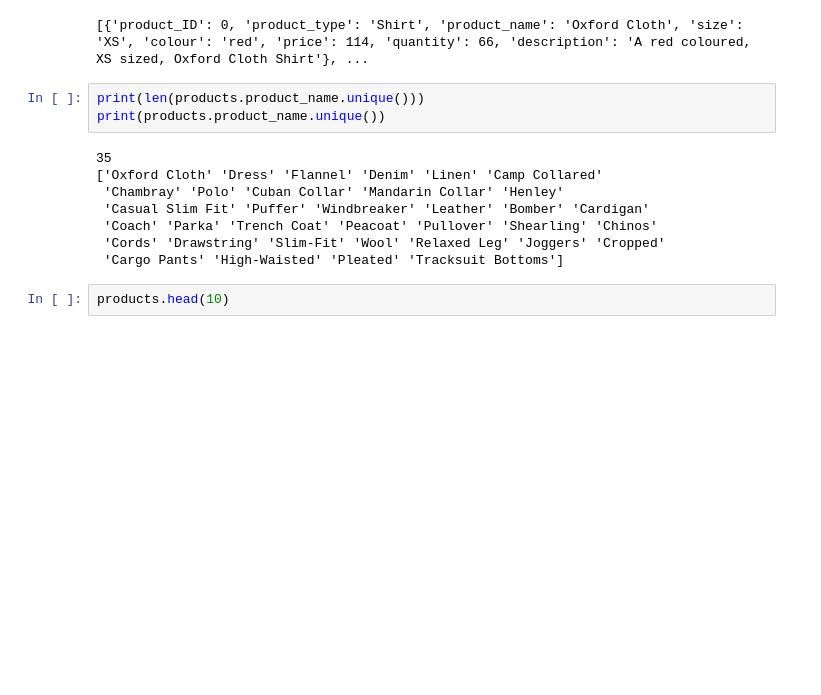
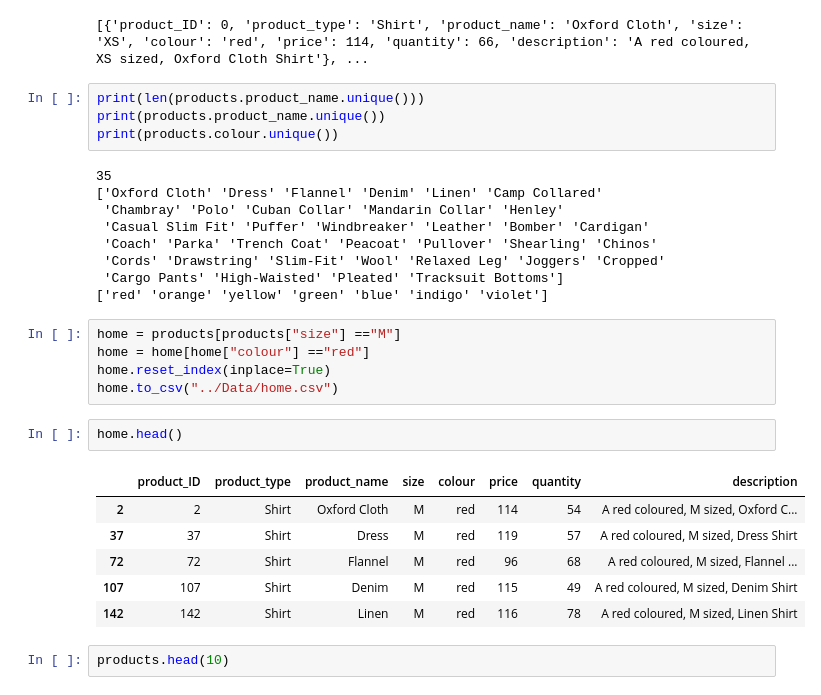
Before and after one commit to syed-hamza/product_recommendation, a Jupyter notebook: src/testing.ipynb, the cells around one changed output. Cells and saved outputs as stored; diff of their text form; blank space fills up the shorter version.

Commit message:
did products

```diff
--- a/src/testing.ipynb
+++ b/src/testing.ipynb
@@ -13,6 +13,7 @@ print(products.to_dict(orient='records'))
 # %%
 print(len(products.product_name.unique()))
 print(products.product_name.unique())
+print(products.colour.unique())
 # %% [output]
 35
 ['Oxford Cloth' 'Dress' 'Flannel' 'Denim' 'Linen' 'Camp Collared'
@@ -21,6 +22,21 @@ print(products.product_name.unique())
  'Coach' 'Parka' 'Trench Coat' 'Peacoat' 'Pullover' 'Shearling' 'Chinos'
  'Cords' 'Drawstring' 'Slim-Fit' 'Wool' 'Relaxed Leg' 'Joggers' 'Cropped'
  'Cargo Pants' 'High-Waisted' 'Pleated' 'Tracksuit Bottoms']
+['red' 'orange' 'yellow' 'green' 'blue' 'indigo' 'violet']
+# %%
+home = products[products["size"] =="M"]
+home = home[home["colour"] =="red"]
+home.reset_index(inplace=True)
+home.to_csv("../Data/home.csv")
+# %%
+home.head()
+# %% [output]
+|  | product_ID | product_type | product_name | size | colour | price | quantity | description |
+| 2 | 2 | Shirt | Oxford Cloth | M | red | 114 | 54 | A red coloured, M sized, Oxford C... |
+| 37 | 37 | Shirt | Dress | M | red | 119 | 57 | A red coloured, M sized, Dress Shirt |
+| 72 | 72 | Shirt | Flannel | M | red | 96 | 68 | A red coloured, M sized, Flannel ... |
+| 107 | 107 | Shirt | Denim | M | red | 115 | 49 | A red coloured, M sized, Denim Shirt |
+| 142 | 142 | Shirt | Linen | M | red | 116 | 78 | A red coloured, M sized, Linen Shirt |
 # %%
 products.head(10)
 # %% [output]
```
Also changed, not shown: 47 other files.
